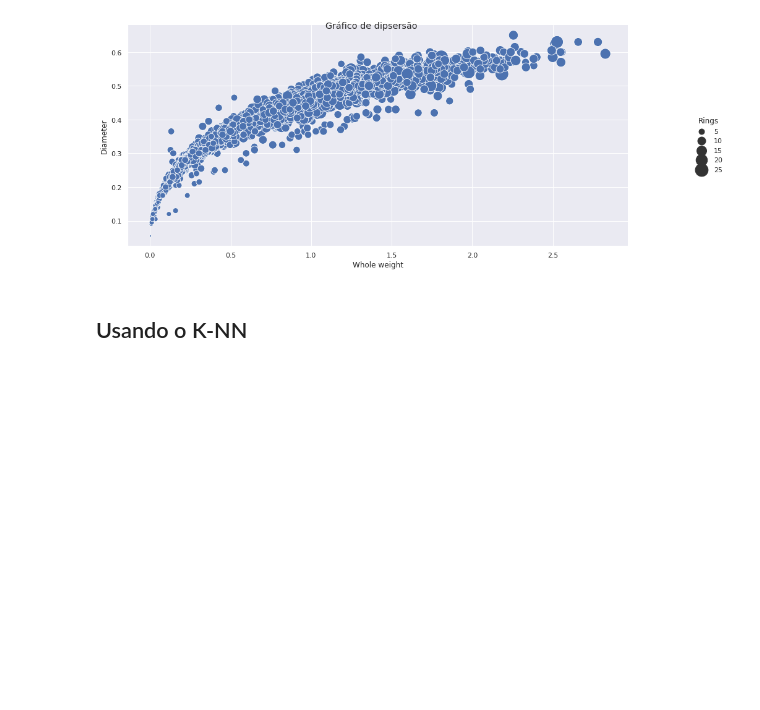
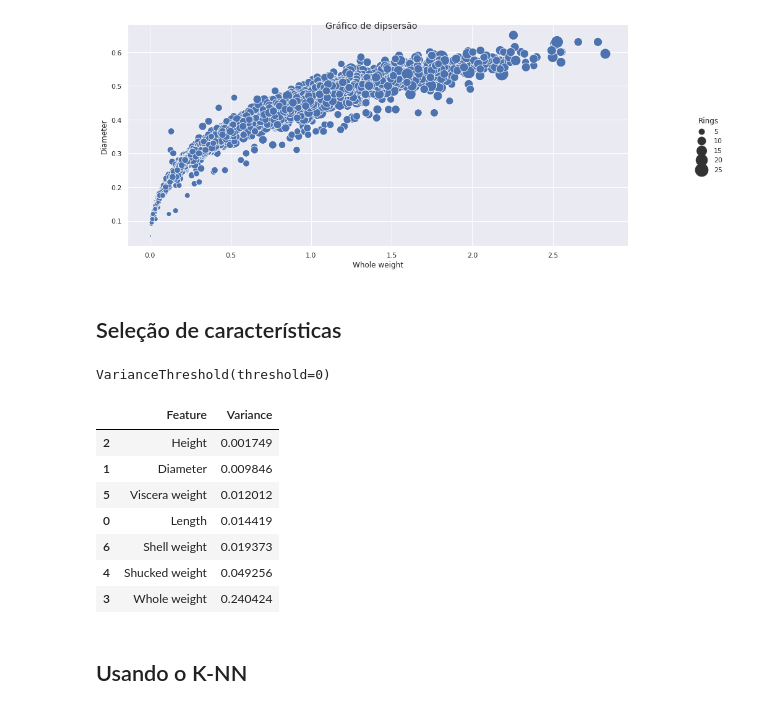
Before and after one commit to gus-phys/AI2-resources, a Jupyter notebook: 08-classificacao/aulas-praticas/aula9/knn-optimization/abalone_classification.ipynb, the cells around one changed output. Cells and saved outputs as stored; diff of their text form; code cells hidden in the pictures; blank space fills up the shorter version.

```diff
--- a/08-classificacao/aulas-praticas/aula9/knn-optimization/abalone_classification.ipynb
+++ b/08-classificacao/aulas-praticas/aula9/knn-optimization/abalone_classification.ipynb
@@ -108,3 +108,5 @@ scatter.fig.set_size_inches(16,6)
 scatter.fig.suptitle('Gráfico de dipsersão');
 # %% [output]
 [figure]
+# %% [markdown]
+## Seleção de características
@@ -110,0 +115,24 @@ scatter.fig.suptitle('Gráfico de dipsersão');
+# %%
+vt = VarianceThreshold(threshold=0)
+# %%
+vt.fit(abalone.drop("Rings", axis=1))
+# %% [output]
+VarianceThreshold(threshold=0)
+# %%
+X_vt = abalone.drop("Rings", axis=1).iloc[:, vt.get_support()]
+# %%
+pd.DataFrame(
+    {
+        'Feature': X_vt.columns.tolist(),
+        'Variance': vt.variances_
+    }
+).sort_values('Variance', ascending=True)
+# %% [output]
+|  | Feature | Variance |
+| 2 | Height | 0.001749 |
+| 1 | Diameter | 0.009846 |
+| 5 | Viscera weight | 0.012012 |
+| 0 | Length | 0.014419 |
+| 6 | Shell weight | 0.019373 |
+| 4 | Shucked weight | 0.049256 |
+| 3 | Whole weight | 0.240424 |
```
Also changed, not shown: parts of 29 cells of this notebook.
